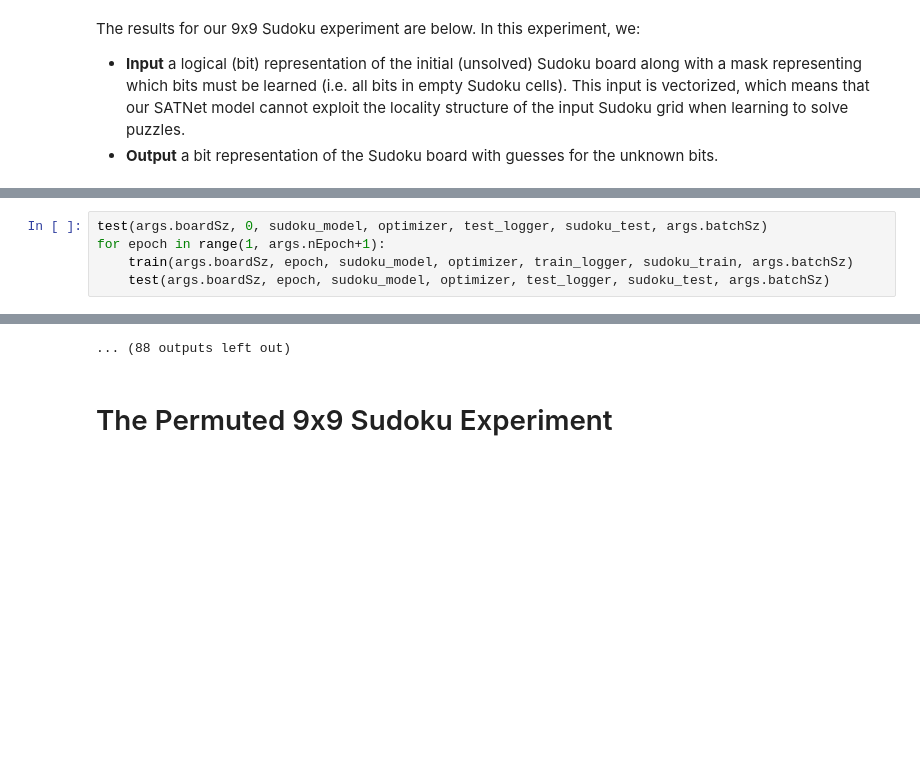
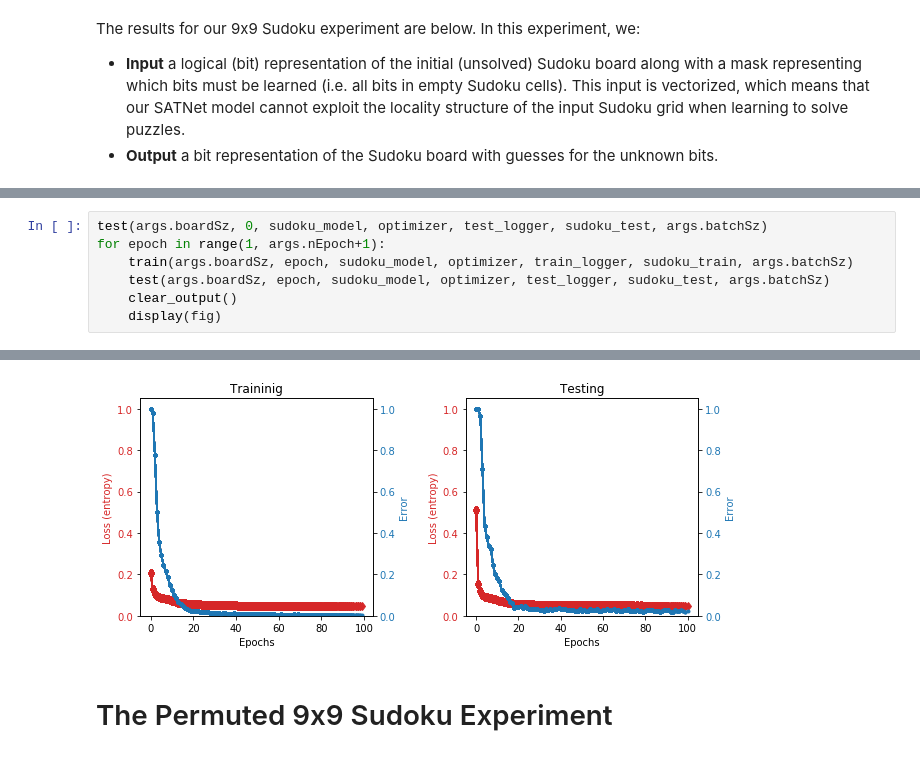
Before and after one commit to locuslab/SATNet, a Jupyter notebook: notebooks/Learning and Solving Sudoku via SATNet.ipynb, the cells around one changed output, grey strips where cells are left out. Saved outputs shown, nothing was run; the diff lists cells and outputs as text; blank space fills up the shorter version.

Commit message:
Clean-up ipynb and replace the forward pass image.

```diff
--- a/notebooks/Learning and Solving Sudoku via SATNet.ipynb
+++ b/notebooks/Learning and Solving Sudoku via SATNet.ipynb
@@ -247,4 +244,6 @@ test(args.boardSz, 0, sudoku_model, optimizer, test_logger, sudoku_test, args.ba
 for epoch in range(1, args.nEpoch+1):
     train(args.boardSz, epoch, sudoku_model, optimizer, train_logger, sudoku_train, args.batchSz)
     test(args.boardSz, epoch, sudoku_model, optimizer, test_logger, sudoku_test, args.batchSz)
+    clear_output()
+    display(fig)
 # %% [output]
@@ -263,4 +250,4 @@ TESTING SET RESULTS: Average loss: 0.0718 Err: 0.1240
-... (88 outputs left out)
+[figure, added]
 # %% [markdown]
 # The Permuted 9x9 Sudoku Experiment
 # %% [markdown]
```
Also changed, not shown: parts of 8 cells of this notebook, 3 other files.
